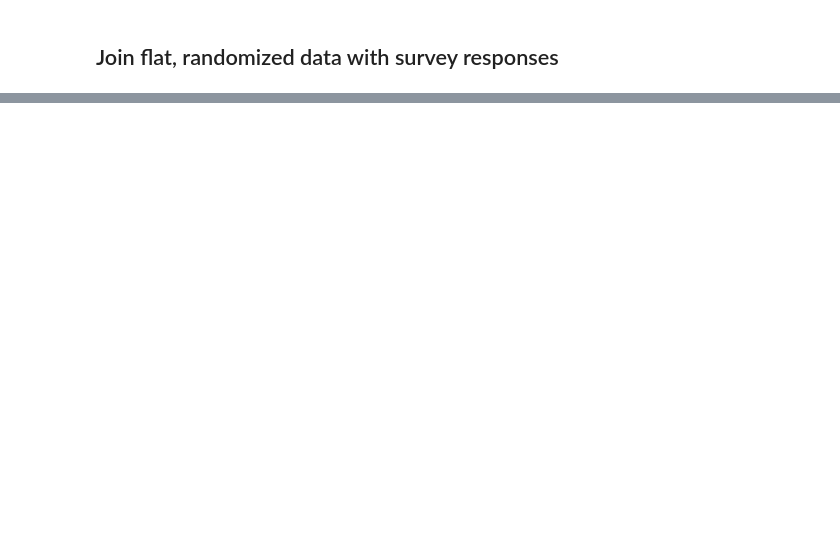
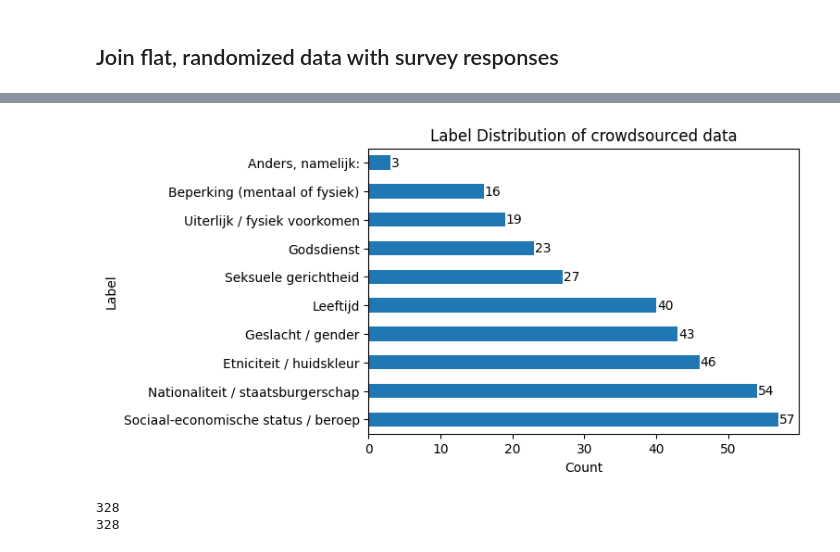
Before and after one commit to Jensvanderweide/DutchCrowS, a Jupyter notebook: data_processing_for_validation/data_validation.ipynb, the cells around one changed output, grey strips where cells are left out. Saved outputs shown, nothing was run; the diff lists cells and outputs as text; code cells hidden in the pictures; blank space fills up the shorter version.

Commit message:
finalised the dutch dataset

```diff
--- a/data_processing_for_validation/data_validation.ipynb
+++ b/data_processing_for_validation/data_validation.ipynb
@@ -162,0 +174,79 @@ grouped_df.head(25)
+# %%
+
+import pandas as pd
+import matplotlib.pyplot as plt
+
+df = pd.read_csv("validated_data.csv")
+# Step 1: Filter out invalid rows
+valid_df = df[df['validity'].str.lower() != 'invalide']
+
+# Step 2: Get label counts
+label_counts = valid_df['label'].value_counts()
+
+# Step 3: Plot horizontal bar chart
+plt.figure(figsize=(6, 4))
+ax = label_counts.plot(kind='barh')
+
+# Step 4: Add counts on the bars
+for i, (count, label) in enumerate(zip(label_counts, label_counts.index)):
+    ax.text(count + 0.1, i, str(count), va='center')
+
+plt.ylabel('Label')
+plt.xlabel('Count')
+plt.title('Label Distribution of crowdsourced data')
+plt.show()
+# %% [output]
+[figure, added]
+# %%
+from collections import Counter
+
+
+df = pd.read_csv('Dutch Crows-Pairs validation - validated_data.csv')
+
+
+# Filter de rijen waar 'validity' NIET gelijk is aan 'invalid'
+df_cleaned = df[df['validity'] != 'invalide']
+
+# Sorteer op de kolom 'id'
+df_sorted = df_cleaned.sort_values(by='id')
+print(len(df_sorted))
+
+df = df_sorted
+print(len(df))
+# Verzamel alle unieke labels uit r1, r2, r3 en 'label'
+all_labels = pd.concat([df['label_r1'], df['label_r2'], df['label_r3'], df['label']]).dropna().unique()
+
+# Maak een mapping van genormaliseerde → originele vorm (eerste gevonden variant)
+def normalize(label):
+    return str(label).strip().lower()[:4]
+
+norm_map = {}
+for label in all_labels:
+    norm = normalize(label)
+    if norm not in norm_map:
+        norm_map[norm] = label  # eerste keer dat deze genormaliseerde vorm voorkomt
+
+# Majority-functie met mapping
+def check_majority(row):
+    labels = [normalize(row['label_r1']), normalize(row['label_r2']), normalize(row['label_r3'])]
+    true_label = normalize(row['label'])
+
+    counter = Counter(labels)
+    most_common = counter.most_common()
+
+    if len(most_common) == 1 or most_common[0][1] > 1:
+        majority = most_common[0][0]
+        if majority == true_label:
+            return 'match'
+        else:
+            return norm_map.get(majority, majority)  # zet terug naar originele vorm
+    else:
+        return 'no_majority'
+
+# Pas toe op de data
+df['label_check'] = df.apply(check_majority, axis=1)
+
+df.head(20)
+# %% [output]
+328
+328
```
Also changed, not shown: parts of 12 cells of this notebook, 3 other files.
